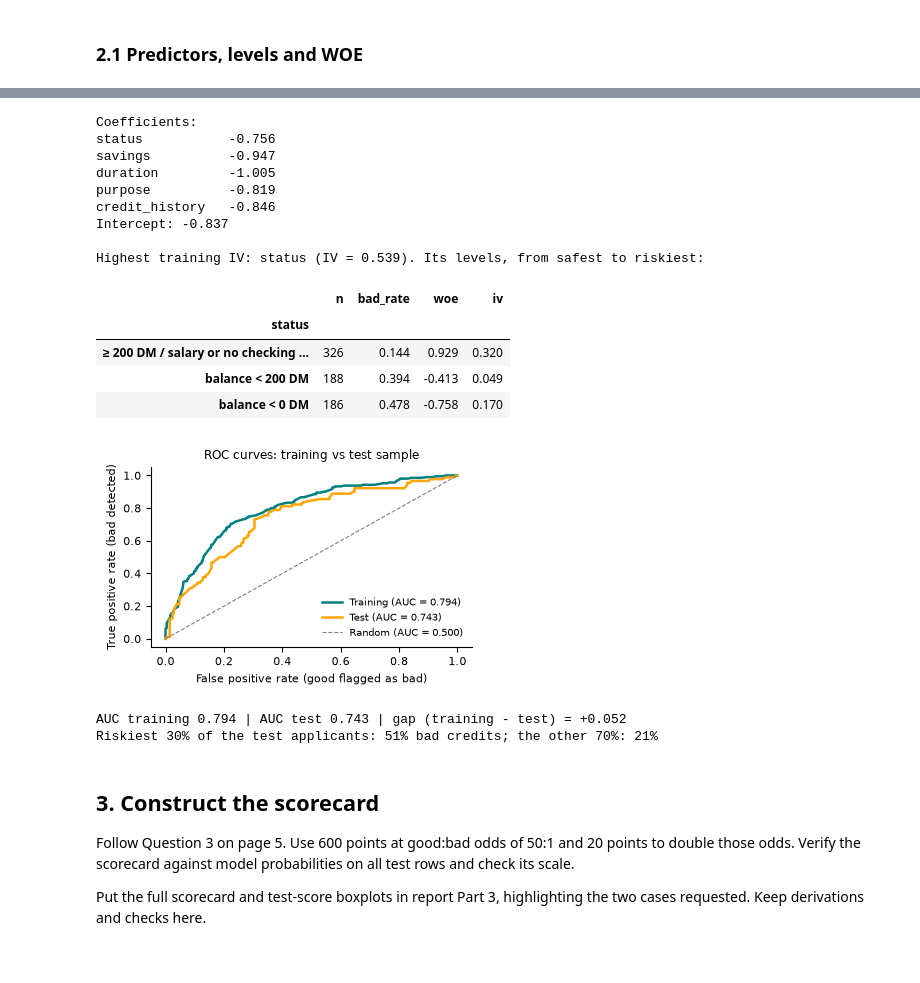
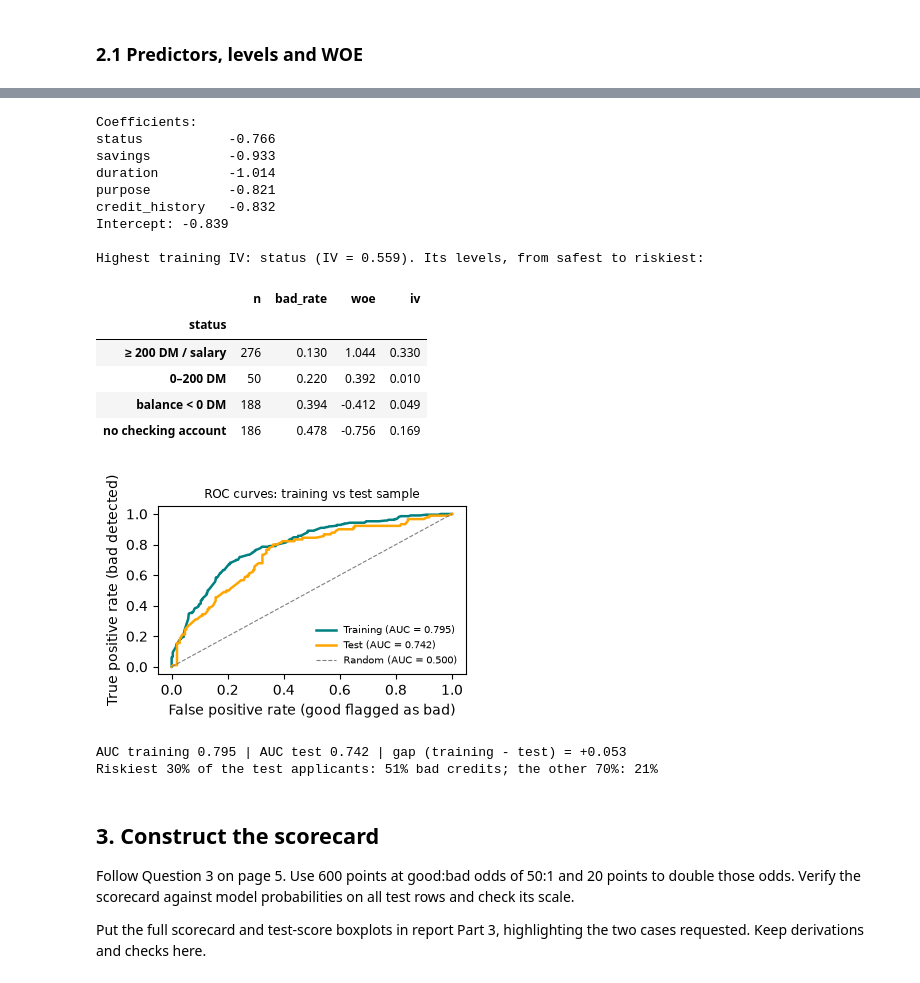
Before and after one commit to waseemirshad1/DBS-A1, a Jupyter notebook: A1_Notebook_simple.ipynb, the cells around one changed output, grey strips where cells are left out. Saved outputs shown, nothing was run; the diff lists cells and outputs as text; code cells hidden in the pictures.

```diff
--- a/A1_Notebook_simple.ipynb
+++ b/A1_Notebook_simple.ipynb
@@ -96,6 +76,6 @@ Online discourse also mentioned that there was a mislabelling in this dataset so
 # %%
 labels = {
- "status": {1: "balance < 0 DM", 2: "0–200 DM", 3: "≥ 200 DM / salary", 4: "no checking account"},
+ "status": {1: "no checking account",2: "balance < 0 DM", 3: "0–200 DM", 4: "≥ 200 DM / salary"},
  "credit_history": {0: "past payment delays", 1: "critical / credits elsewhere", 2: "no credits / all repaid", 3: "existing credits paid duly", 4: "all credits here repaid"},
  "purpose": {0: "other", 1: "new car", 2: "used car", 3: "furniture/equipment", 4: "radio/TV", 5: "domestic appliances", 6: "repairs", 7: "education", 8: "vacation", 9: "retraining", 10: "business"},
  "savings": {1: "unknown / none", 2: "< 100 DM", 3: "100–500 DM", 4: "500–1,000 DM", 5: "≥ 1,000 DM"},
@@ -114,8 +94,8 @@ labels = {
  "foreign_worker": {1: "yes", 2: "no"},
 }
 # %%
-status_group = {1: "balance < 0 DM", 2: "balance < 200 DM", 3: "≥ 200 DM / salary or no checking account", 4: "≥ 200 DM / salary or no checking account"}
-status_order = ["balance < 0 DM", "balance < 200 DM", "≥ 200 DM / salary or no checking account"]
+status_group = {1: "no checking account",2: "balance < 0 DM", 3: "0–200 DM", 4: "≥ 200 DM / salary"}
+status_order = ["no checking account","balance < 0 DM", "0–200 DM", "≥ 200 DM / salary"]
 dur_order = ["≤ 12 months", "13–24 months", "> 24 months"]
 
 def joint_groups(df, cuts=(0, 12, 24, 100), names=dur_order):
@@ -168,22 +152,25 @@ Other cut points        : highest rate ('balance < 0 DM', '> 24 months') (67%);
 # %%
-colours = [ORANGE, GREY, TEAL]
-fig, ax = plt.subplots(figsize=(6.4, 3.6))
+colours = ["darkred","darkorange","teal","darkgreen"]
+fig, ax = plt.subplots(figsize=(7.5, 4))
 w = 0.8 / len(status_order)
+
 for i, s in enumerate(status_order):
     for j, d in enumerate(dur_order):
         r = g.loc[(s, d)]
-        x = j + (i - 1) * w
+        x = j + (i - 1.5) * w
         ax.bar(x, r["bad_rate"], w * 0.9, color=colours[i], label=s if j == 0 else None)
-        ax.text(x, r["bad_rate"] + 0.01, f"{r['bad_rate']:.0%}\nn={int(r['n'])}", ha="center", va="bottom", fontsize=6.5)
+        ax.text(x, r["bad_rate"] + 0.01, f"{r['bad_rate']:.0%}\nn={int(r['n'])}", ha="center", va="bottom", fontsize=6)
+
 avg = train["bad"].mean()
-ax.axhline(avg, ls="--", lw=0.8, color=GREY, label=f"training average {avg:.0%}")
-ax.set_xticks(range(len(dur_order))); ax.set_xticklabels(dur_order)
-ax.set_ylim(0, g["bad_rate"].max() + 0.15)
+ax.axhline(avg, ls="--", lw=0.8, color="grey", label=f"training average {avg:.0%}")
+ax.set_xticks(range(len(dur_order)))
+ax.set_xticklabels(dur_order)
+ax.set_ylim(0, 1.0)
 ax.yaxis.set_major_formatter(plt.FuncFormatter(lambda v, _: f"{v:.0%}"))
 ax.set_xlabel("Credit duration\nlabel = bad-credit rate and number of customers (n)")
 ax.set_ylabel("Bad-credit rate")
-ax.set_title(f"Bad-credit rate by checking account and credit duration (training sample, n = {len(train)})", fontsize=8.5, pad=24)
-ax.legend(title="Checking account", ncol=4, fontsize=6.8, title_fontsize=7, frameon=False, loc="lower center", bbox_to_anchor=(0.5, 0.99))
-fig.tight_layout();
+ax.set_title(f"Bad-credit rate by checking account and credit duration (training sample, n = {len(train)})", fontsize=8.5, pad=26)
+ax.legend(title="Checking account", ncol=2, fontsize=6.8, title_fontsize=7, frameon=False, loc="lower center", bbox_to_anchor=(0.5, 0.8))
+fig.tight_layout()
 plt.show()
 # %% [output]
@@ -196,7 +183,7 @@ Justify choices and interpret results in report Part 2. Keep calculations, WOE t
 # %% [markdown]
 ### 2.1 Predictors, levels and WOE
 # %%
-status_group = {  1: "balance < 0 DM",   2: "balance < 200 DM",  3: "≥ 200 DM / salary or no checking account",   4: "≥ 200 DM / salary or no checking account"}
+status_group = {1: "no checking account",2: "balance < 0 DM", 3: "0–200 DM", 4: "≥ 200 DM / salary"}
 
 dur_cuts = [0, 12, 24, 100]
 dur_order = ["≤ 12 months", "13–24 months", "> 24 months"]
@@ -376,45 +363,47 @@ print(coef.round(3).to_string())
 print("Intercept:", round(model.intercept_[0], 3))
 # coefficients are negative: the model predicts P(bad), and a higher WOE (= ln good/bad) means a safer level
 
-
+iv_final = global_iv[final_vars]
 top = iv_final.idxmax()
 print(f"\nHighest training IV: {top} (IV = {iv_final[top]:.3f}). Its levels, from safest to riskiest:")
 display(tables[top].sort_values("woe", ascending=False).round(3))
 # %% [output]
 Coefficients:
-status           -0.756
-savings          -0.947
-duration         -1.005
-purpose          -0.819
-credit_history   -0.846
-Intercept: -0.837
+status           -0.766
+savings          -0.933
+duration         -1.014
+purpose          -0.821
+credit_history   -0.832
+Intercept: -0.839
 
-Highest training IV: status (IV = 0.539). Its levels, from safest to riskiest:
+Highest training IV: status (IV = 0.559). Its levels, from safest to riskiest:
 |  | n | bad_rate | woe | iv |
 | status |  |  |  |  |
-| ≥ 200 DM / salary or no checking ... | 326 | 0.144 | 0.929 | 0.320 |
-| balance < 200 DM | 188 | 0.394 | -0.413 | 0.049 |
-| balance < 0 DM | 186 | 0.478 | -0.758 | 0.170 |
+| ≥ 200 DM / salary | 276 | 0.130 | 1.044 | 0.330 |
+| 0–200 DM | 50 | 0.220 | 0.392 | 0.010 |
+| balance < 0 DM | 188 | 0.394 | -0.412 | 0.049 |
+| no checking account | 186 | 0.478 | -0.756 | 0.169 |
 # %%
 p_train, p_test = model.predict_proba(X_train)[:, 1], model.predict_proba(X_test)[:, 1]
 auc_train, auc_test = roc_auc_score(train["bad"], p_train), roc_auc_score(test["bad"], p_test)
 
 fig, ax = plt.subplots(figsize=(3.9, 2.6))
-for y, p, name, colour in [(train["bad"], p_train, "Training", TEAL), (test["bad"], p_test, "Test", ORANGE)]:
+for y, p, name, colour in [(train["bad"], p_train, "Training", "teal"), (test["bad"], p_test, "Test", "orange")]:
     fpr, tpr, _ = roc_curve(y, p)
     ax.plot(fpr, tpr, color=colour, lw=1.8, label=f"{name} (AUC = {roc_auc_score(y, p):.3f})")
-ax.plot([0, 1], [0, 1], "--", color=GREY, lw=0.8, label="Random (AUC = 0.500)")
+ax.plot([0, 1], [0, 1], "--", color="grey", lw=0.8, label="Random (AUC = 0.500)")
 ax.set_xlabel("False positive rate (good flagged as bad)"); ax.set_ylabel("True positive rate (bad detected)")
 ax.set_title("ROC curves: training vs test sample", fontsize=8.5); ax.legend(loc="lower right", frameon=False, fontsize=7)
-fig.tight_layout(); fig.savefig("fig2_roc.png", dpi=300, bbox_inches="tight"); plt.show()
+fig.tight_layout();
+plt.show()
 
 print(f"AUC training {auc_train:.3f} | AUC test {auc_test:.3f} | gap (training - test) = {auc_train - auc_test:+.3f}")
 
 risky = p_test >= np.quantile(p_test, 0.70)
 print(f"Riskiest 30% of the test applicants: {test['bad'][risky].mean():.0%} bad credits; the other 70%: {test['bad'][~risky].mean():.0%}")
 # %% [output]
-[figure, old version]
+[figure, new version]
-AUC training 0.794 | AUC test 0.743 | gap (training - test) = +0.052
+AUC training 0.795 | AUC test 0.742 | gap (training - test) = +0.053
 Riskiest 30% of the test applicants: 51% bad credits; the other 70%: 21%
 # %% [markdown]
 ## 3. Construct the scorecard
```
Also changed, not shown: parts of 8 cells of this notebook, 1 other file.
